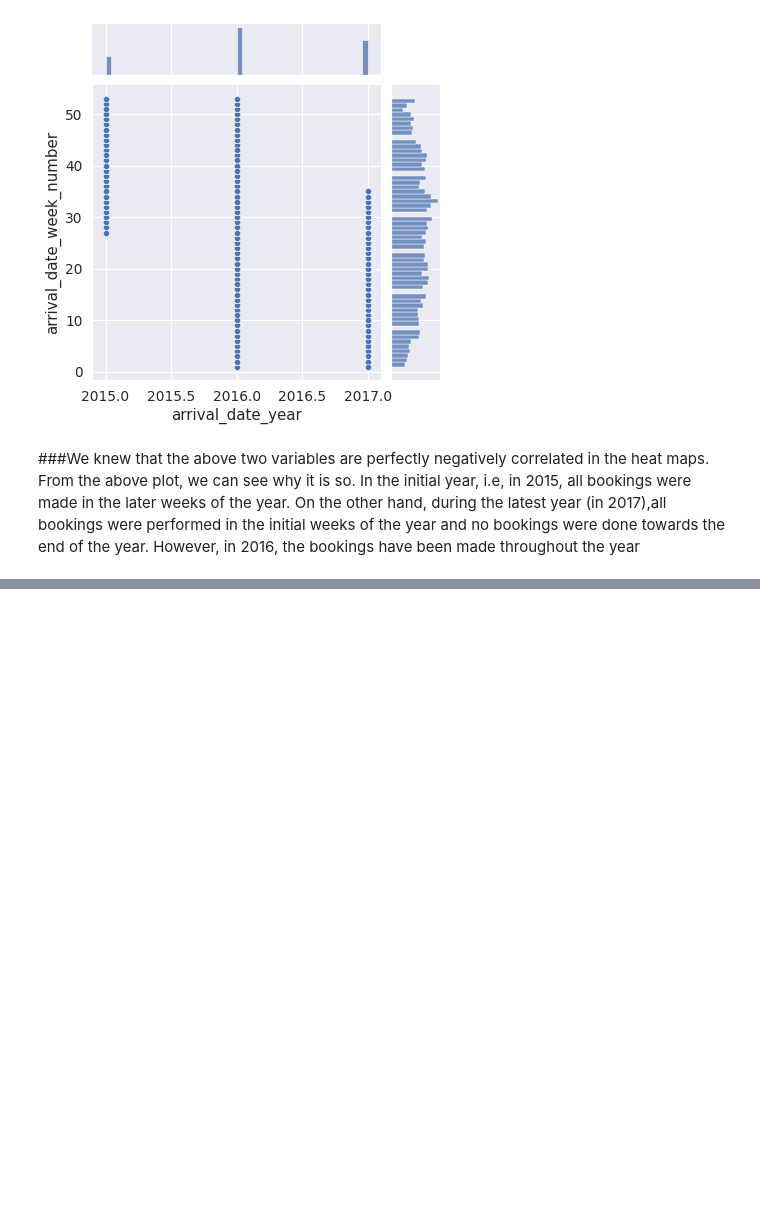
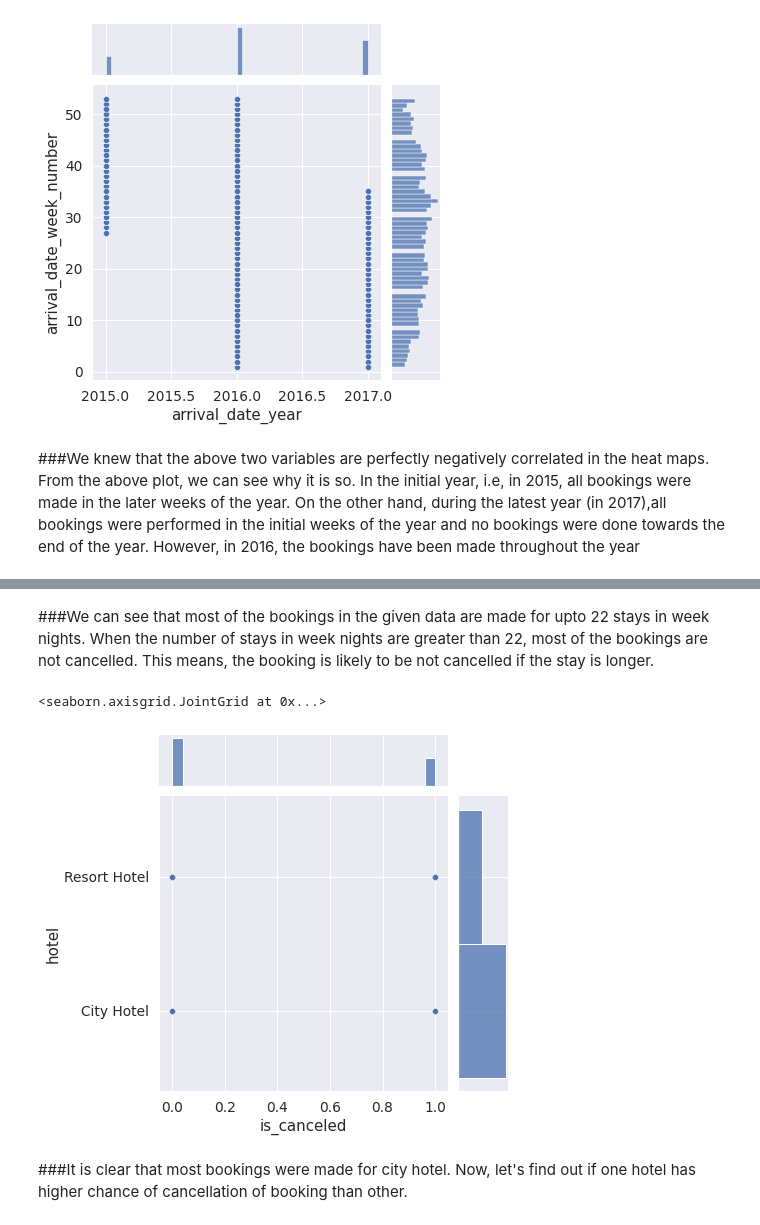
Before and after one commit to Mounikachig/hotel-booking, a Jupyter notebook: Copy_of_Hotel_Booking_Analysis_Capstone_Project.ipynb, the cells around one changed output, grey strips where cells are left out. Saved outputs shown, nothing was run; the diff lists cells and outputs as text; code cells hidden in the pictures; blank space fills up the shorter version.

```diff
--- a/Copy_of_Hotel_Booking_Analysis_Capstone_Project.ipynb
+++ b/Copy_of_Hotel_Booking_Analysis_Capstone_Project.ipynb
@@ -145,0 +149,9 @@ sns.distplot(df['adults'], hist=True)
+# %% [markdown]
+###We can see that most of the bookings in the given data are made for upto 22 stays in week nights. When the number of stays in week nights are greater than 22, most of the bookings are not cancelled. This means, the booking is likely to be not cancelled if the stay is longer.
+# %%
+sns.jointplot(x='is_canceled', y='hotel', data=df[['is_canceled','hotel']])
+# %% [output]
+<seaborn.axisgrid.JointGrid at 0x...>
+[figure, added]
+# %% [markdown]
+###It is clear that most bookings were made for city hotel. Now, let's find out if one hotel has higher chance of cancellation of booking than other.
```
Also changed, not shown: parts of 16 cells of this notebook.
